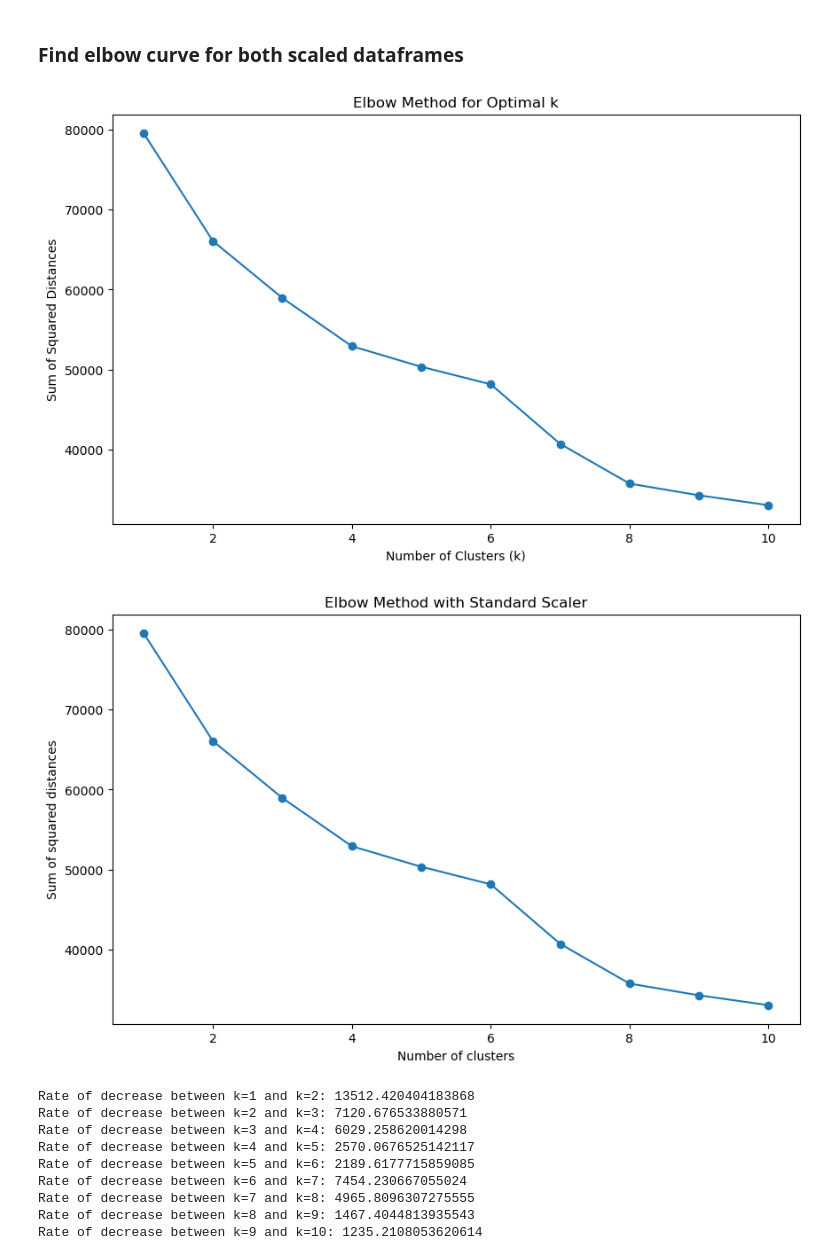
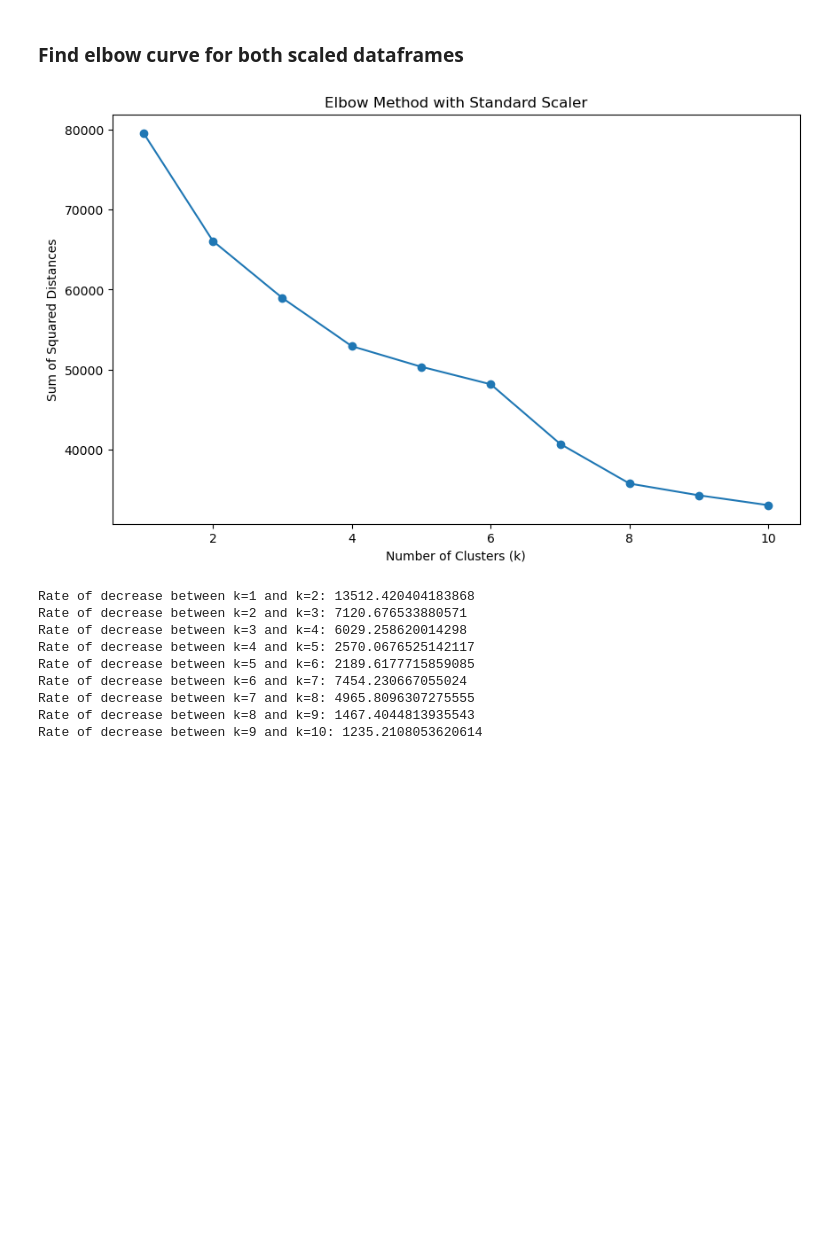
Before and after one commit to dennybett/Song-Recommendation-System, a Jupyter notebook: main.ipynb, the cells around one changed output. Drawn from its saved outputs; the diff is of its cells as text; code cells hidden in the pictures; blank space fills up the shorter version.

```diff
--- a/main.ipynb
+++ b/main.ipynb
@@ -192,17 +192,9 @@ df_features_stdscaler_scaled = scaler_standardscaler.fit_transform(df_features)
 ### Find elbow curve for both scaled dataframes
 # %%
 # Create the elbow curve with Standard Scaler
-ssd_ss = utils.elbow_method(df_features_stdscaler_scaled, 10)
-# Plot the elbow curve
-plt.figure(figsize=(10, 6))
-plt.plot(range(1, 11), ssd_ss, marker='o')
-plt.title('Elbow Method with Standard Scaler')
-plt.xlabel('Number of clusters')
-plt.ylabel('Sum of squared distances')
-plt.show()
+ssd_ss = utils.elbow_method(df_features_stdscaler_scaled, 10, 'Elbow Method with Standard Scaler')
 # %% [output]
-[figure, old version]
+[figure, new version]
-[figure, removed]
 # %%
 # Calculating the rate of decrease to validate k value
 utils.rate_of_decrease(ssd_ss)
```
Also changed, not shown: parts of 8 cells of this notebook, 1 other file.
